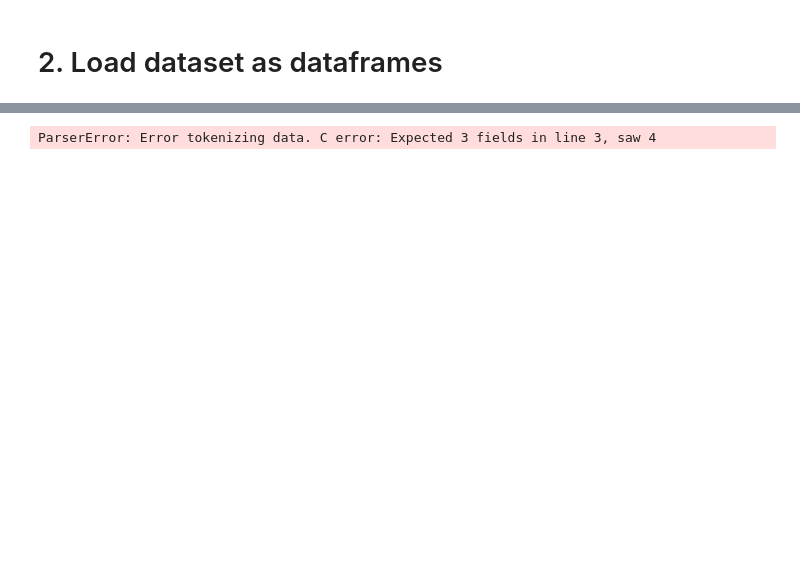
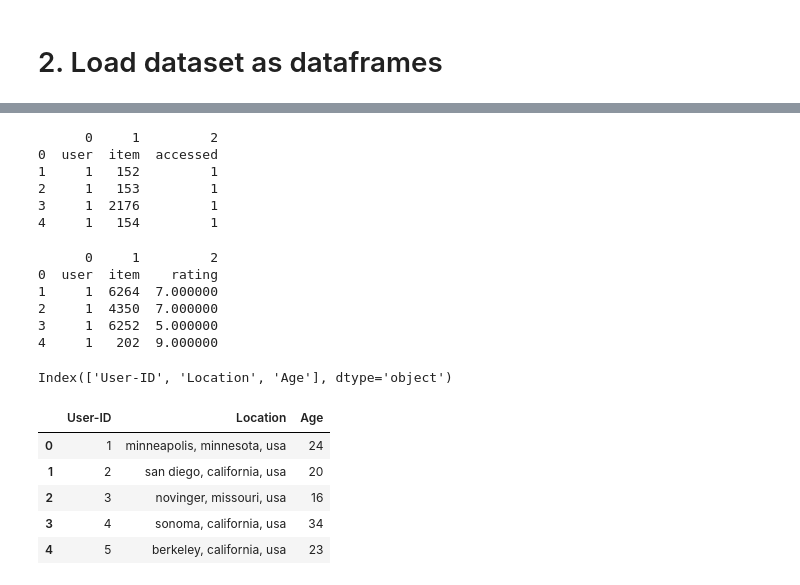
Before and after one commit to TranQuocViet236/RS, a Jupyter notebook: eda_notebook/eda.ipynb, the cells around one changed output, grey strips where cells are left out. Cells and saved outputs as stored; diff of their text form; code cells hidden in the pictures; blank space fills up the shorter version.

```diff
--- a/eda_notebook/eda.ipynb
+++ b/eda_notebook/eda.ipynb
@@ -79,13 +50,35 @@ data.head()
-# %%
-import pandas as pd
-
-# Đọc tệp tin .dat
-data = pd.read_csv(users_info_path)
-
-# Gán tên cho các cột
-# data.columns = ['User-ID', 'Location', 'Age']
-
-# In ra DataFrame
-print(data)
-# %% [output]
-ParserError: Error tokenizing data. C error: Expected 3 fields in line 3, saw 4
+# %%
+book_hist_df = pd.read_csv(book_hist_path, delimiter='\t', header=None, low_memory=False, na_values=np.nan)
+print(book_hist_df.head())
+# %% [output]
+      0     1         2
+0  user  item  accessed
+1     1   152         1
+2     1   153         1
+3     1  2176         1
+4     1   154         1
+# %%
+book_rate_df = pd.read_csv(book_rate_path, delimiter='\t', header=None, low_memory=False)
+print(book_rate_df.head())
+# %% [output]
+      0     1         2
+0  user  item    rating
+1     1  6264  7.000000
+2     1  4350  7.000000
+3     1  6252  5.000000
+4     1   202  9.000000
+# %%
+user_info_df = pd.read_csv(users_info_path, delimiter='\t', index_col=None, na_values=np.nan)
+# %%
+print(user_info_df.columns)
+# %% [output]
+Index(['User-ID', 'Location', 'Age'], dtype='object')
+# %%
+user_info_df.head()
+# %% [output]
+|  | User-ID | Location | Age |
+| 0 | 1 | minneapolis, minnesota, usa | 24 |
+| 1 | 2 | san diego, california, usa | 20 |
+| 2 | 3 | novinger, missouri, usa | 16 |
+| 3 | 4 | sonoma, california, usa | 34 |
+| 4 | 5 | berkeley, california, usa | 23 |
```
Also changed, not shown: parts of 42 cells of this notebook, 4 other files.
